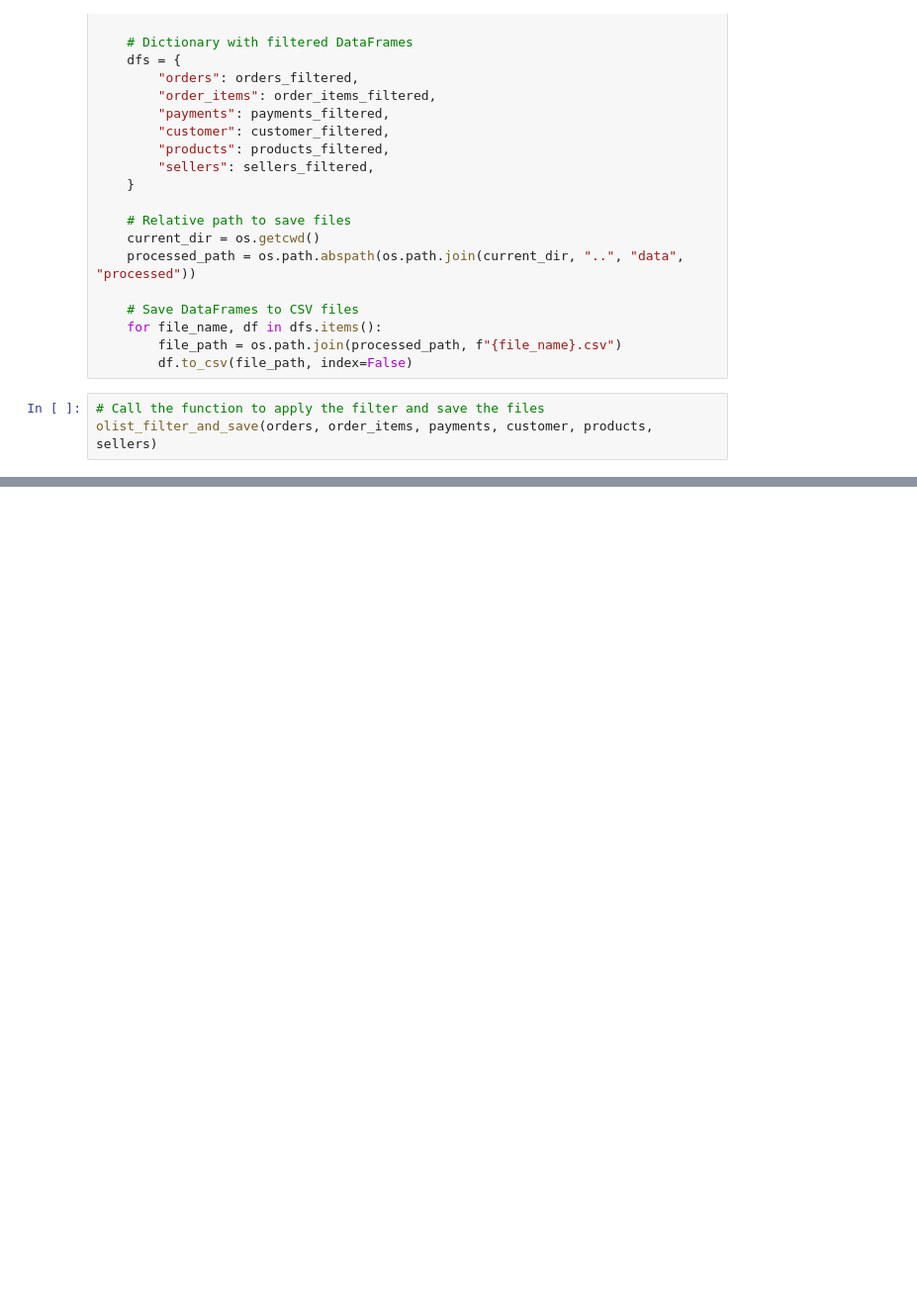
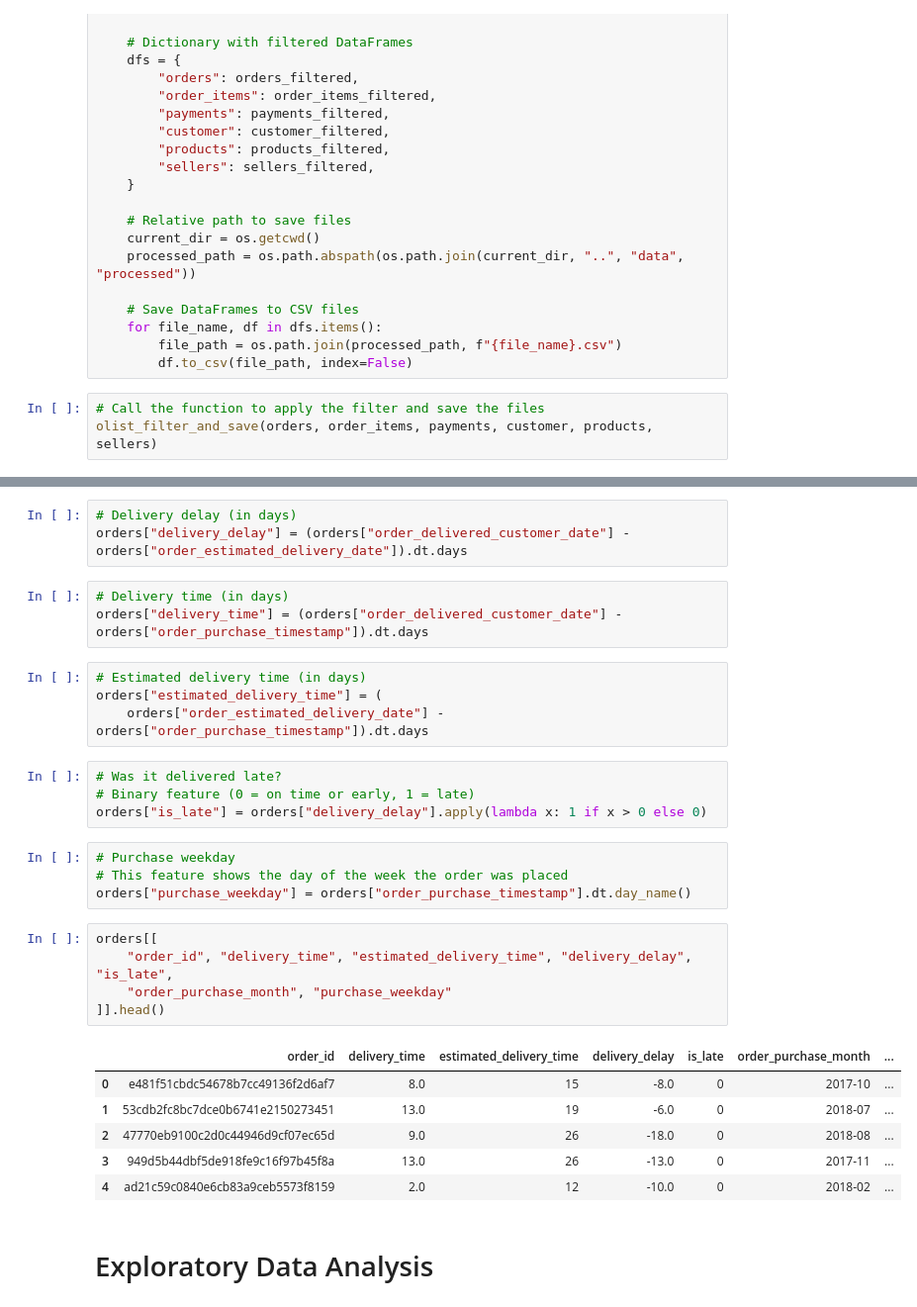
Before and after one commit to rickaof/Portfolio, a Jupyter notebook: Ecommerce_Analysis/notebooks/data_preparation.ipynb, the cells around one changed output, grey strips where cells are left out. Shown: that part at 99% size. Drawn from its saved outputs; the diff is of its cells as text; blank space fills up the shorter version.

```diff
--- a/Ecommerce_Analysis/notebooks/data_preparation.ipynb
+++ b/Ecommerce_Analysis/notebooks/data_preparation.ipynb
@@ -422,0 +437,32 @@ olist_filter_and_save(orders, order_items, payments, customer, products, sellers
+# %%
+# Delivery delay (in days)
+orders["delivery_delay"] = (orders["order_delivered_customer_date"] - orders["order_estimated_delivery_date"]).dt.days
+# %%
+# Delivery time (in days)
+orders["delivery_time"] = (orders["order_delivered_customer_date"] - orders["order_purchase_timestamp"]).dt.days
+# %%
+# Estimated delivery time (in days)
+orders["estimated_delivery_time"] = (
+    orders["order_estimated_delivery_date"] - orders["order_purchase_timestamp"]).dt.days
+# %%
+# Was it delivered late?
+# Binary feature (0 = on time or early, 1 = late)
+orders["is_late"] = orders["delivery_delay"].apply(lambda x: 1 if x > 0 else 0)
+# %%
+# Purchase weekday
+# This feature shows the day of the week the order was placed
+orders["purchase_weekday"] = orders["order_purchase_timestamp"].dt.day_name()
+# %%
+orders[[
+    "order_id", "delivery_time", "estimated_delivery_time", "delivery_delay", "is_late",
+    "order_purchase_month", "purchase_weekday"
+]].head()
+# %% [output]
+|  | order_id | delivery_time | estimated_delivery_time | delivery_delay | is_late | order_purchase_month | ... |
+| 0 | e481f51cbdc54678b7cc49136f2d6af7 | 8.0 | 15 | -8.0 | 0 | 2017-10 | ... |
+| 1 | 53cdb2fc8bc7dce0b6741e2150273451 | 13.0 | 19 | -6.0 | 0 | 2018-07 | ... |
+| 2 | 47770eb9100c2d0c44946d9cf07ec65d | 9.0 | 26 | -18.0 | 0 | 2018-08 | ... |
+| 3 | 949d5b44dbf5de918fe9c16f97b45f8a | 13.0 | 26 | -13.0 | 0 | 2017-11 | ... |
+| 4 | ad21c59c0840e6cb83a9ceb5573f8159 | 2.0 | 12 | -10.0 | 0 | 2018-02 | ... |
+# %% [markdown]
+# Exploratory Data Analysis
```
Also changed, not shown: parts of 4 cells of this notebook, 2 other files.
